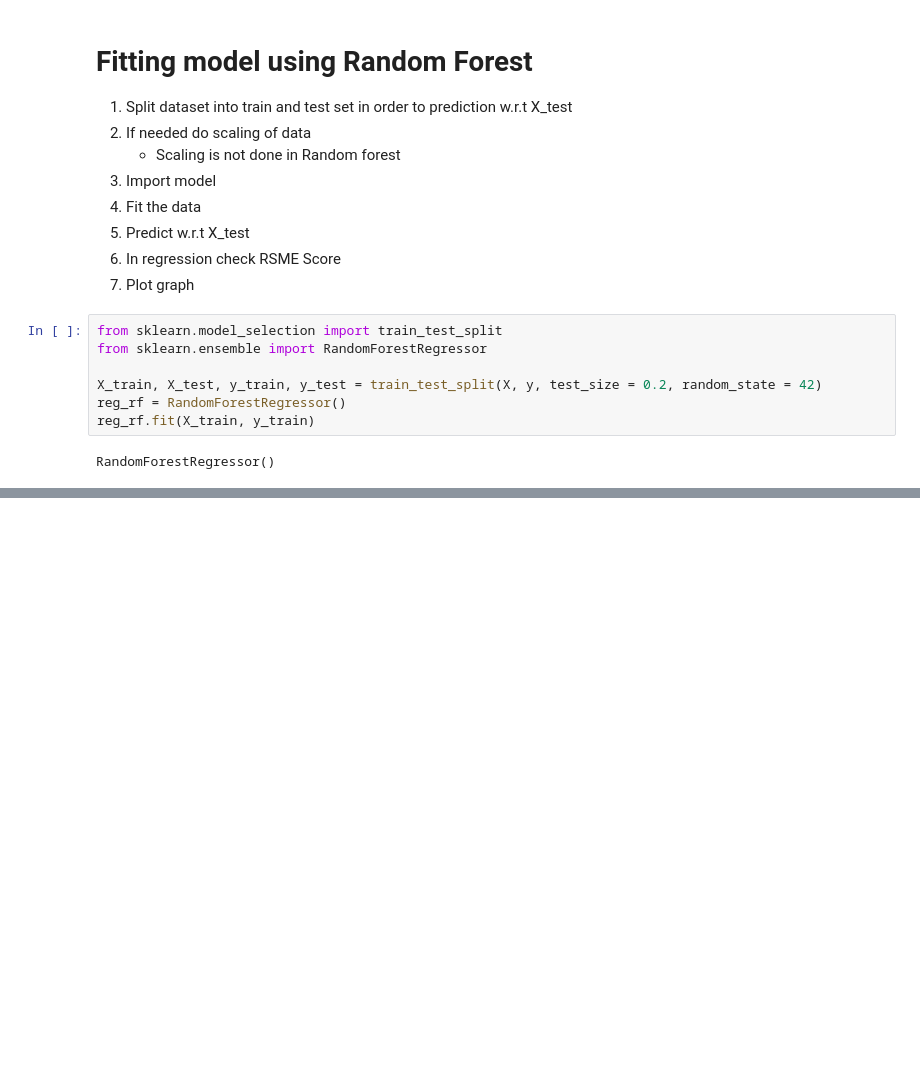
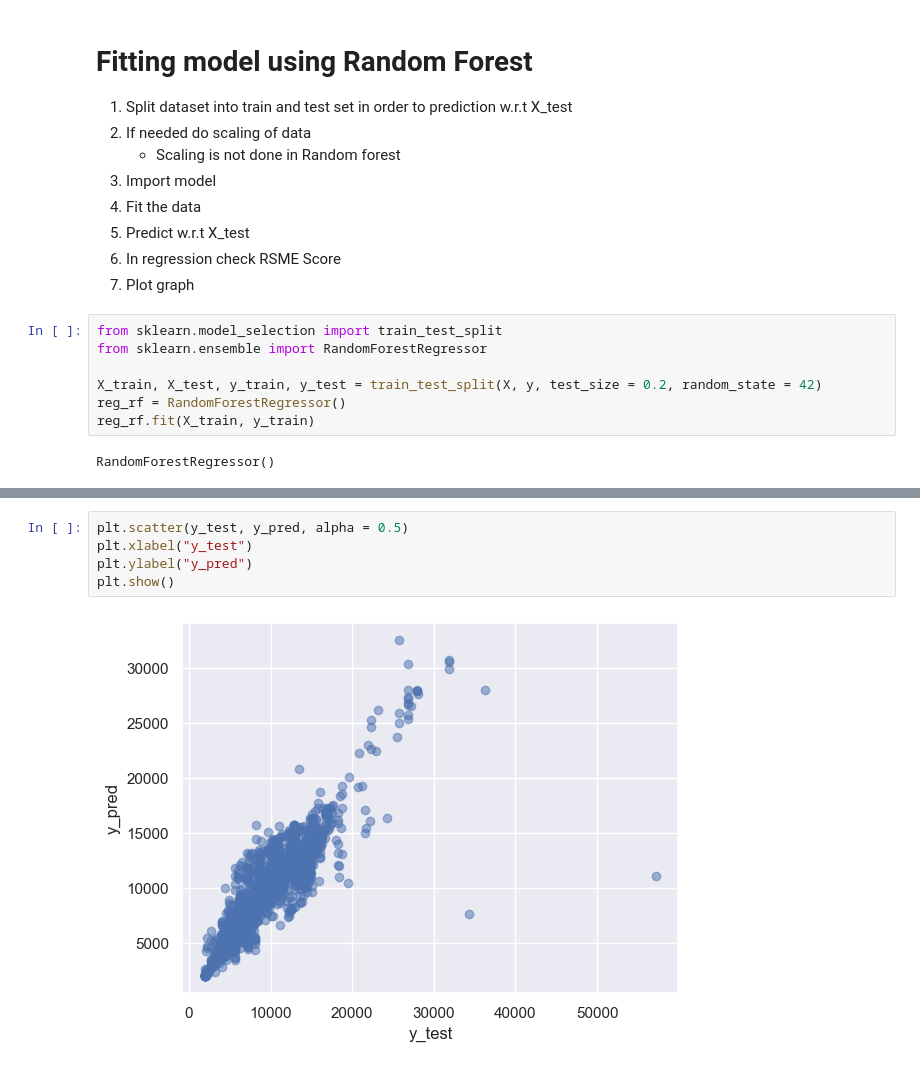
Before and after one commit to TirthThesiya/Price-Predictor, a Jupyter notebook: airplane.ipynb, the cells around one changed output, grey strips where cells are left out. Drawn from its saved outputs; the diff is of its cells as text; blank space fills up the shorter version.

```diff
--- a/airplane.ipynb
+++ b/airplane.ipynb
@@ -579,0 +598,7 @@ reg_rf.score(X_train, y_train)*100
+# %%
+plt.scatter(y_test, y_pred, alpha = 0.5)
+plt.xlabel("y_test")
+plt.ylabel("y_pred")
+plt.show()
+# %% [output]
+[figure, added]
```
Also changed, not shown: parts of 19 cells of this notebook, 1 other file.
